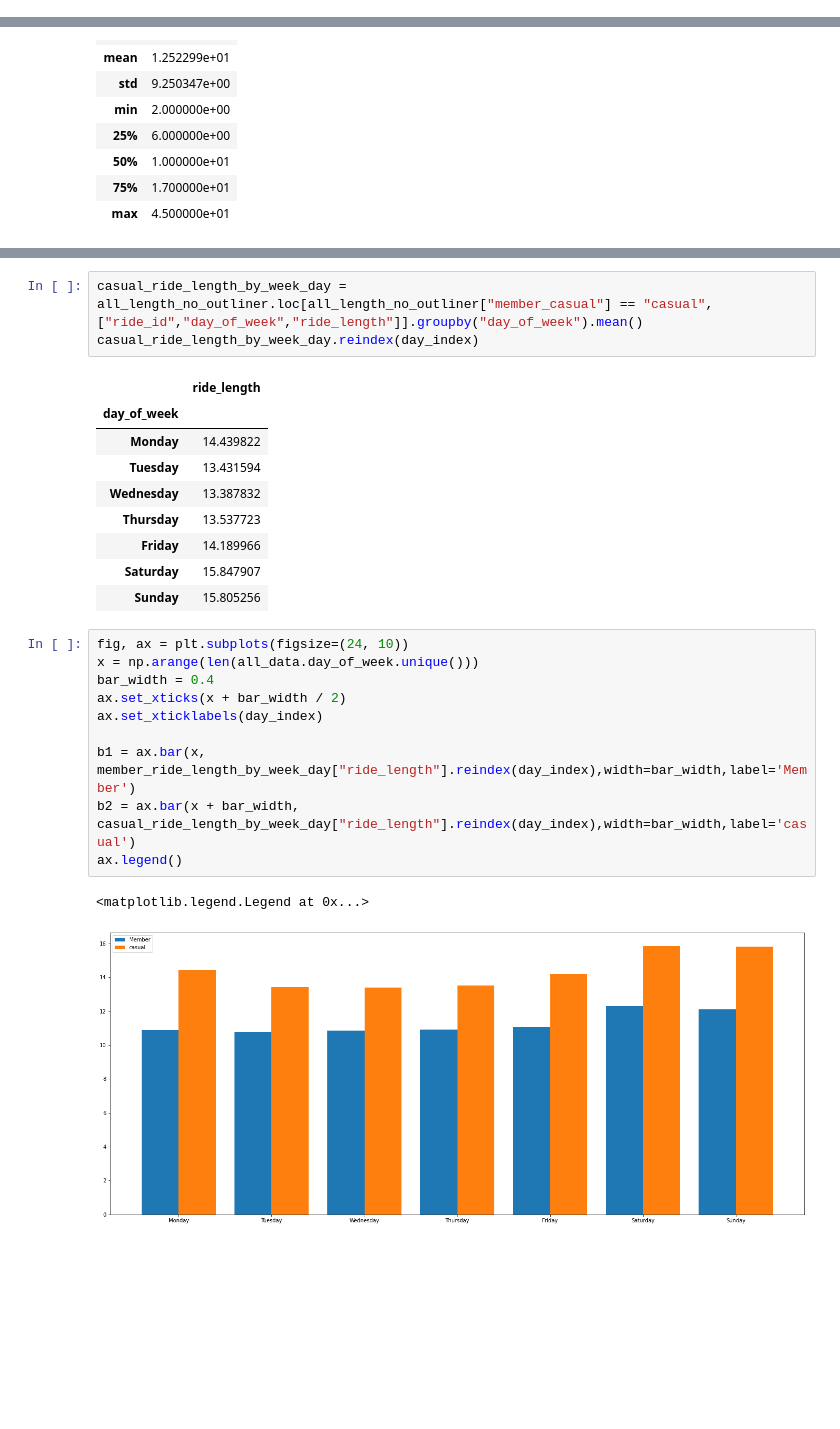
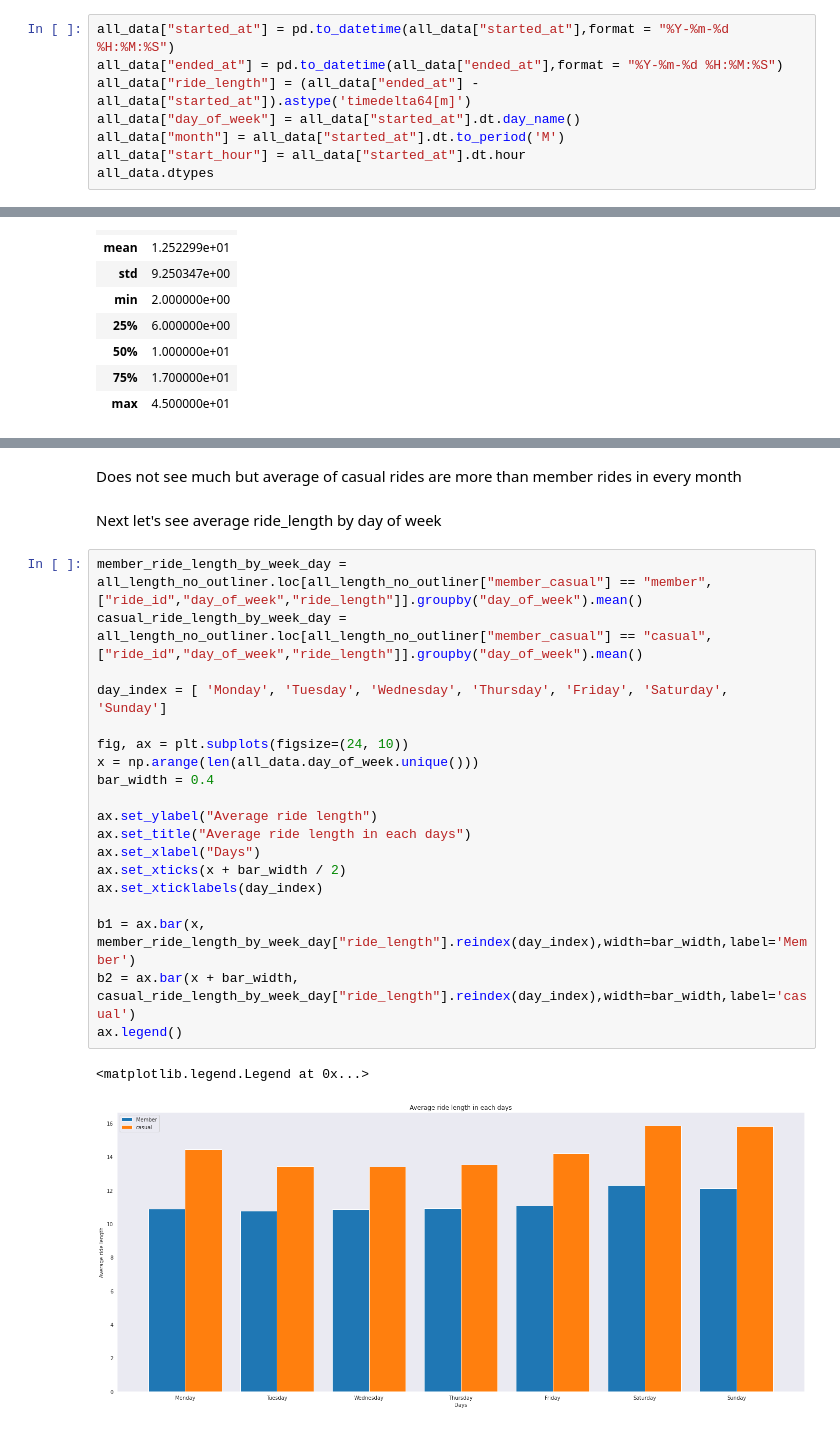
Before and after one commit to RainNP/Capstone_Project, a Jupyter notebook: Capstone_project_bike_data.ipynb, the cells around one changed output, grey strips where cells are left out. Drawn from its saved outputs; the diff is of its cells as text; blank space fills up the shorter version.

```diff
--- a/Capstone_project_bike_data.ipynb
+++ b/Capstone_project_bike_data.ipynb
@@ -146,0 +98,8 @@ all_ride_length.quantile([0,.05,.10,.15,.20,.25,.30,.35,.40,.45,.50,.65,.70,.75,
+# %%
+all_data["started_at"] = pd.to_datetime(all_data["started_at"],format = "%Y-%m-%d %H:%M:%S")
+all_data["ended_at"] = pd.to_datetime(all_data["ended_at"],format = "%Y-%m-%d %H:%M:%S")
+all_data["ride_length"] = (all_data["ended_at"] - all_data["started_at"]).astype('timedelta64[m]')
+all_data["day_of_week"] = all_data["started_at"].dt.day_name()
+all_data["month"] = all_data["started_at"].dt.to_period('M')
+all_data["start_hour"] = all_data["started_at"].dt.hour
+all_data.dtypes
@@ -239,26 +526,26 @@ member_ride_length_by_week_day.reindex(day_index)
-# %%
-casual_ride_length_by_week_day = all_length_no_outliner.loc[all_length_no_outliner["member_casual"] == "casual",["ride_id","day_of_week","ride_length"]].groupby("day_of_week").mean()
-casual_ride_length_by_week_day.reindex(day_index)
-# %% [output]
-|  | ride_length |
-| day_of_week |  |
-| Monday | 14.439822 |
-| Tuesday | 13.431594 |
-| Wednesday | 13.387832 |
-| Thursday | 13.537723 |
-| Friday | 14.189966 |
-| Saturday | 15.847907 |
-| Sunday | 15.805256 |
+# %% [markdown]
+Does not see much but average of casual rides are more than member rides in every month
+# %% [markdown]
+Next let's see average ride_length by day of week
 # %%
+member_ride_length_by_week_day = all_length_no_outliner.loc[all_length_no_outliner["member_casual"] == "member",["ride_id","day_of_week","ride_length"]].groupby("day_of_week").mean()
+casual_ride_length_by_week_day = all_length_no_outliner.loc[all_length_no_outliner["member_casual"] == "casual",["ride_id","day_of_week","ride_length"]].groupby("day_of_week").mean()
+
+day_index = [ 'Monday', 'Tuesday', 'Wednesday', 'Thursday', 'Friday', 'Saturday', 'Sunday']
+
 fig, ax = plt.subplots(figsize=(24, 10))
 x = np.arange(len(all_data.day_of_week.unique()))
 bar_width = 0.4
+
+ax.set_ylabel("Average ride length")
+ax.set_title("Average ride length in each days")
+ax.set_xlabel("Days")
 ax.set_xticks(x + bar_width / 2)
 ax.set_xticklabels(day_index)
 
 b1 = ax.bar(x, member_ride_length_by_week_day["ride_length"].reindex(day_index),width=bar_width,label='Member')
 b2 = ax.bar(x + bar_width, casual_ride_length_by_week_day["ride_length"].reindex(day_index),width=bar_width,label='casual')
 ax.legend()
 # %% [output]
 <matplotlib.legend.Legend at 0x...>
-[figure, old version]
+[figure, new version]
```
Also changed, not shown: parts of 82 cells of this notebook.
